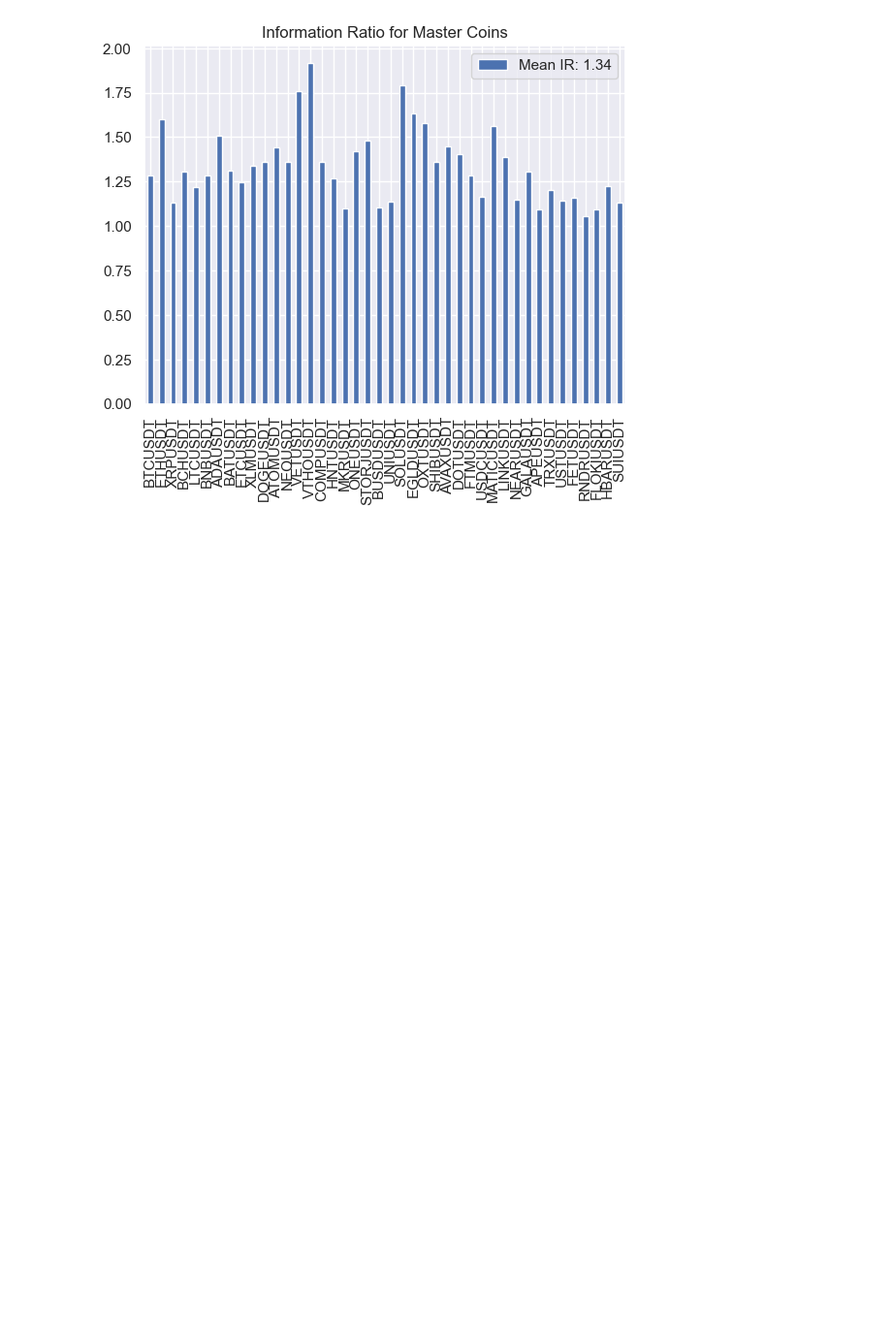
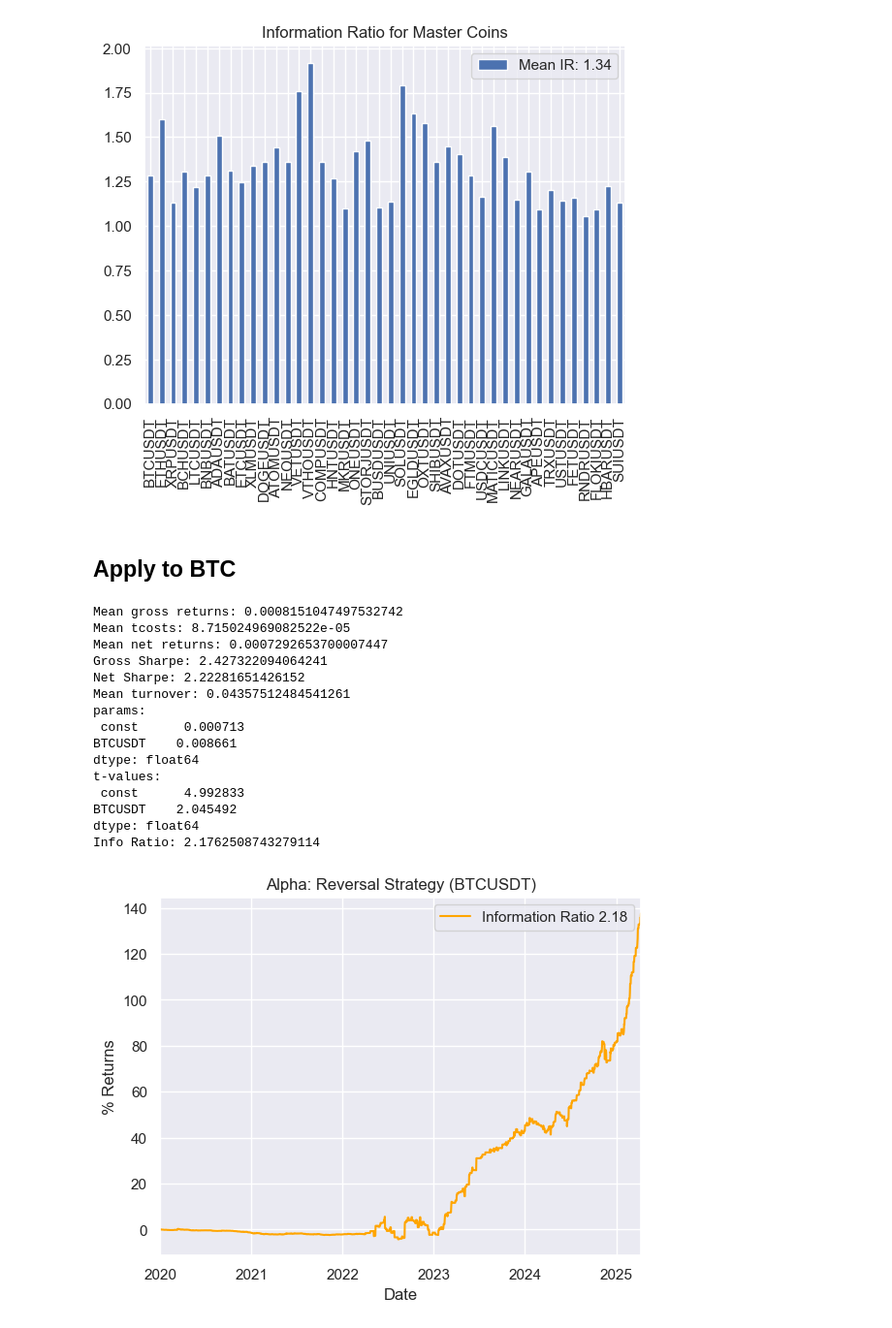
Before and after one commit to nathanteverett/portfolio, a Jupyter notebook: crypto_stat_arb/Correlated Basket Pair Reversal in Crypto.ipynb, the cells around one changed output. Shown at 97% size. Cells and saved outputs as stored; diff of their text form; code cells hidden in the pictures; blank space fills up the shorter version.

```diff
--- a/crypto_stat_arb/Correlated Basket Pair Reversal in Crypto.ipynb
+++ b/crypto_stat_arb/Correlated Basket Pair Reversal in Crypto.ipynb
@@ -479,3 +470,58 @@ plt.legend()
 # %% [output]
 <matplotlib.legend.Legend at 0x...>
 [figure]
+# %% [markdown]
+## Apply to BTC
+# %%
+# Reversal Strategy on BTCUSDT - smoothed
+
+master_sec = 'BTCUSDT'
+close = px
+window = 30
+roll_reg = rolling_regression(ret, master_sec, window)
+
+alpha = 0.35
+di = di_trend(high, low, close, alpha)
+
+# M/R sig threshold
+thresh = 0.3
+mr_sig = ((di[0]*di[1]).diff().sum(1)).abs()
+sig_thresh = np.max(mr_sig)*thresh
+
+sec = roll_reg['indep var']
+betas = roll_reg['betas']
+basket = roll_reg['dep vars']
+
+rev_port = pairs_trade_smooth(sec, basket, betas, threshold=1.5)
+rev_port = rev_port.where(mr_sig > sig_thresh, 0)
+rev_port[master_sec] = -1*rev_port.sum(1)
+
+rets = returns(rev_port, ret)
+rets.norm()
+rets.gen_returns()
+
+beta = ret[master_sec].fillna(0)
+rets.purify(beta)
+
+
+(rets.alpha*100).cumsum().plot(title= f'Alpha: Reversal Strategy ({master_sec})', xlabel='Date', ylabel= '% Returns',
+                              label = f"Information Ratio {rets.ir:.2f}", color = 'orange')
+plt.legend()
+plt.savefig('Reversal strat')
+# %% [output]
+Mean gross returns: 0.0008151047497532742
+Mean tcosts: 8.715024969082522e-05
+Mean net returns: 0.0007292653700007447
+Gross Sharpe: 2.427322094064241
+Net Sharpe: 2.22281651426152
+Mean turnover: 0.04357512484541261
+params:
+ const      0.000713
+BTCUSDT    0.008661
+dtype: float64
+t-values:
+ const      4.992833
+BTCUSDT    2.045492
+dtype: float64
+Info Ratio: 2.1762508743279114
+[figure, added]
```
Also changed, not shown: parts of 4 cells of this notebook, 3 other files.
